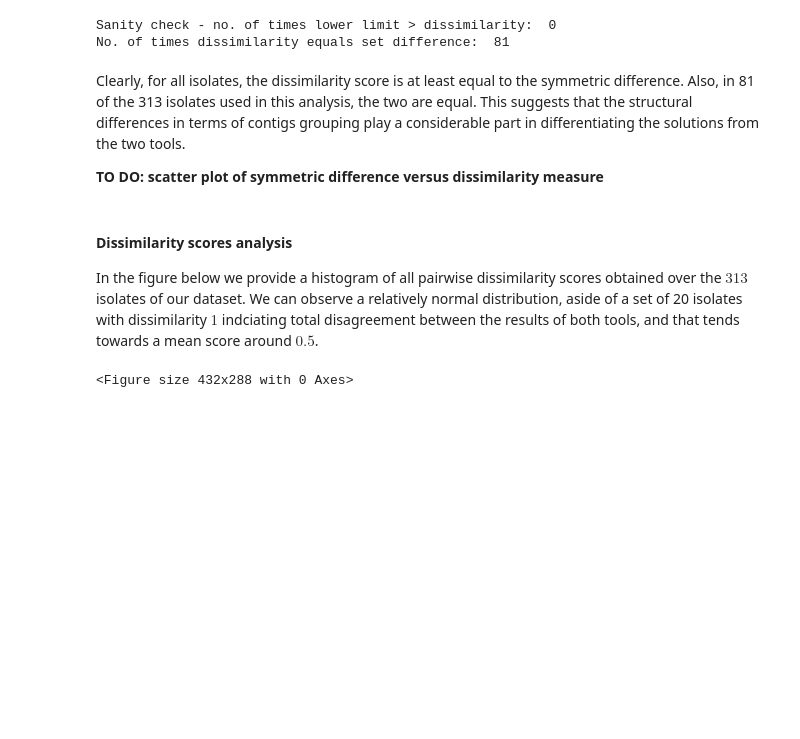
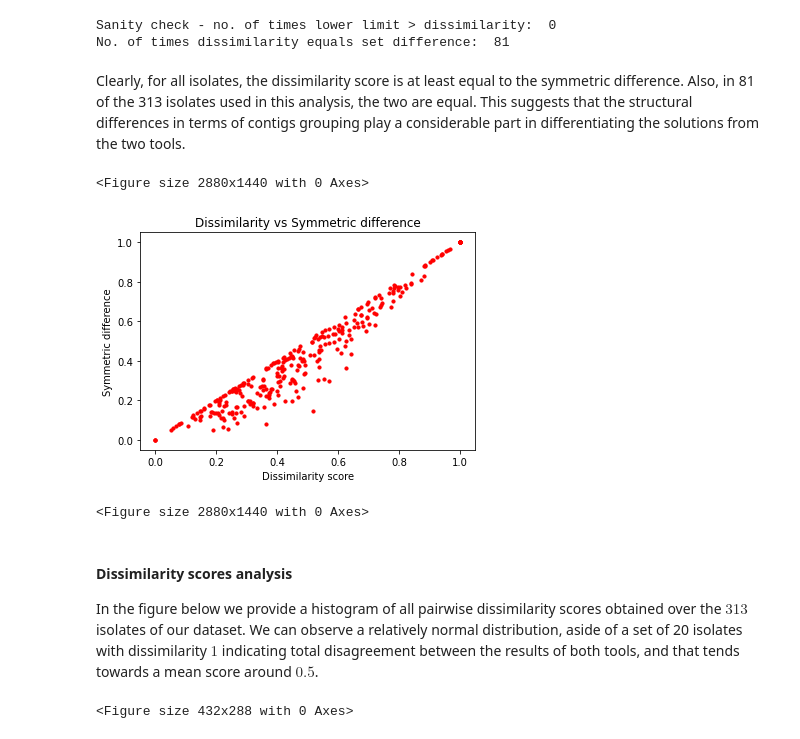
Before and after one commit to acme92/Plasmid_Comparison, a Jupyter notebook: doc/Plasmids_Comparison.ipynb, the cells around one changed output. Cells and saved outputs as stored; diff of their text form; code cells hidden in the pictures; blank space fills up the shorter version.

```diff
--- a/doc/Plasmids_Comparison.ipynb
+++ b/doc/Plasmids_Comparison.ipynb
@@ -530,10 +534,21 @@ No. of times dissimilarity equals set difference:  81
 # %% [markdown]
 Clearly, for all isolates, the dissimilarity score is at least equal to the symmetric difference. Also, in 81 of the 313 isolates used in this analysis, the two are equal.
 This suggests that the structural differences in terms of contigs grouping play a considerable part in differentiating the solutions from the two tools.
-
-**TO DO: scatter plot of symmetric difference versus dissimilarity measure**
+# %%
+a1 = list(score_df['Score'])
+b1 = list(score_df['Sym_diff'])
+
+plt.scatter(a1, b1, c='r',s=10)
+plt.xlabel('Dissimilarity score')
+plt.ylabel('Symmetric difference')
+plt.title('Dissimilarity vs Symmetric difference')
+plt.figure(figsize=(40,20))
+# %% [output]
+<Figure size 2880x1440 with 0 Axes>
+[figure, added]
+<Figure size 2880x1440 with 0 Axes>
 # %% [markdown]
 #### Dissimilarity scores analysis
 
 In the figure below we provide a histogram of all pairwise dissimilarity scores obtained over the $313$ isolates of our dataset.
-We can observe a relatively normal distribution, aside of a set of 20 isolates with dissimilarity $1$ indciating total disagreement between the results of both tools, and that tends towards a mean score around $0.5$.
+We can observe a relatively normal distribution, aside of a set of 20 isolates with dissimilarity $1$ indicating total disagreement between the results of both tools, and that tends towards a mean score around $0.5$.
```
Also changed, not shown: parts of 7 cells of this notebook.
